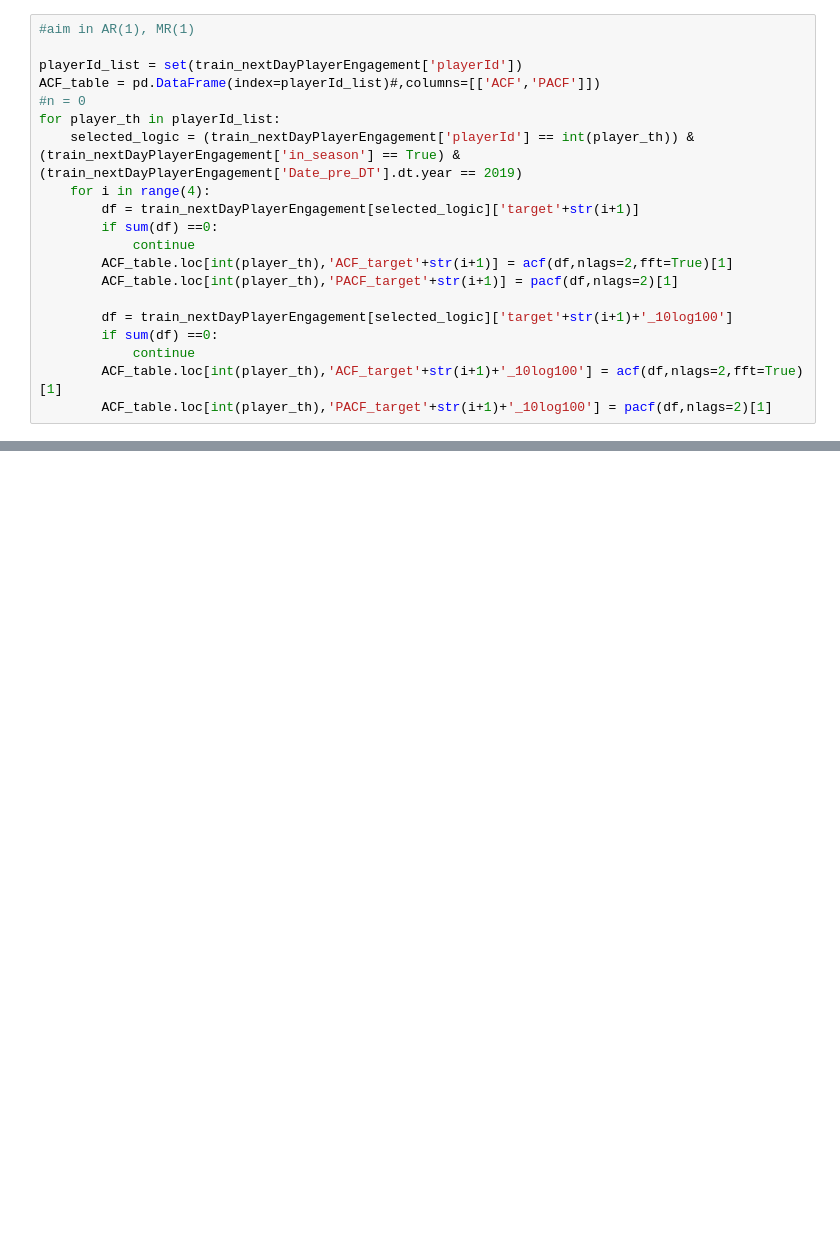
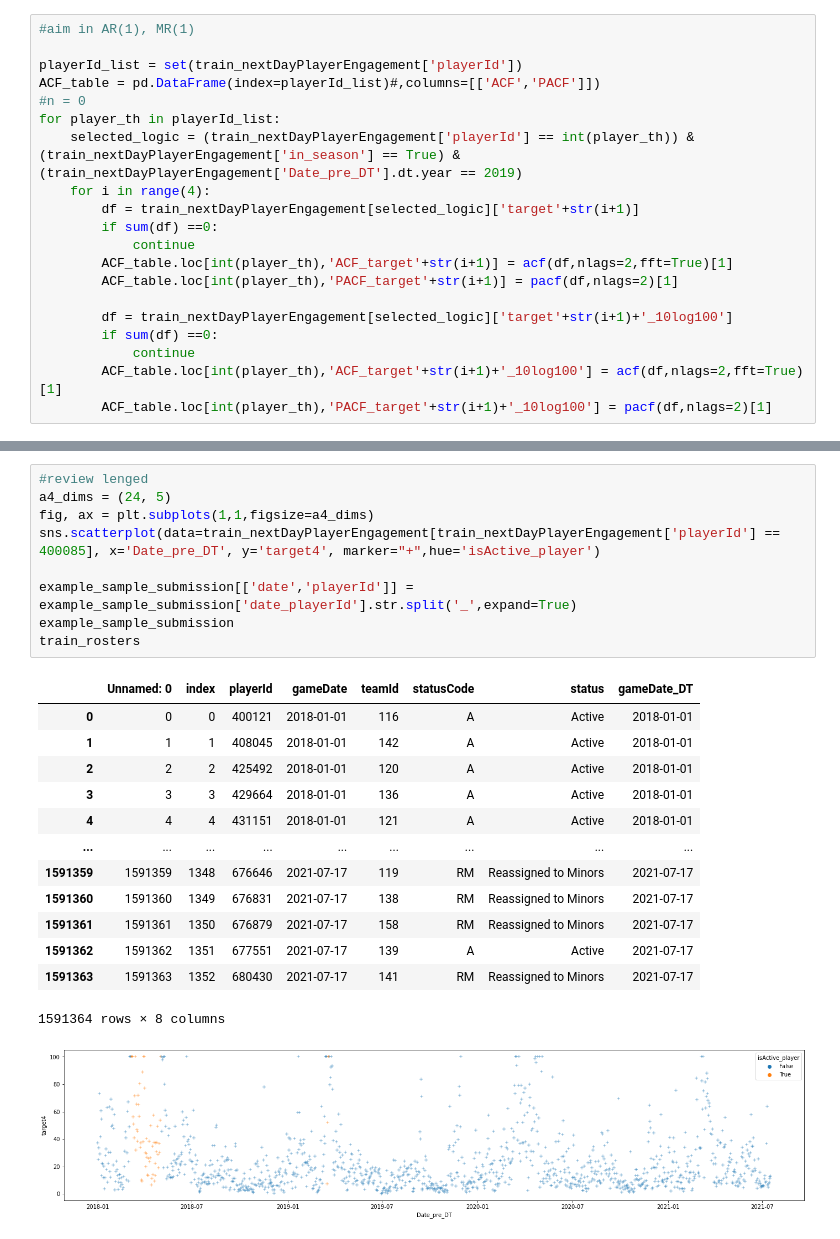
Before and after one commit to philiplamscript/MLB-DE-predict, a Jupyter notebook: mlb-explorer.ipynb, the cells around one changed output, grey strips where cells are left out. Drawn from its saved outputs; the diff is of its cells as text; blank space fills up the shorter version.

```diff
--- a/mlb-explorer.ipynb
+++ b/mlb-explorer.ipynb
@@ -554,0 +692,24 @@ ax[1].bar(range(PACF_Trend.size),PACF_Trend,color = 'green')
+# %%
+#review lenged
+a4_dims = (24, 5)
+fig, ax = plt.subplots(1,1,figsize=a4_dims)
+sns.scatterplot(data=train_nextDayPlayerEngagement[train_nextDayPlayerEngagement['playerId'] == 400085], x='Date_pre_DT', y='target4', marker="+",hue='isActive_player')
+
+example_sample_submission[['date','playerId']] = example_sample_submission['date_playerId'].str.split('_',expand=True)
+example_sample_submission
+train_rosters
+# %% [output]
+|  | Unnamed: 0 | index | playerId | gameDate | teamId | statusCode | status | gameDate_DT |
+| 0 | 0 | 0 | 400121 | 2018-01-01 | 116 | A | Active | 2018-01-01 |
+| 1 | 1 | 1 | 408045 | 2018-01-01 | 142 | A | Active | 2018-01-01 |
+| 2 | 2 | 2 | 425492 | 2018-01-01 | 120 | A | Active | 2018-01-01 |
+| 3 | 3 | 3 | 429664 | 2018-01-01 | 136 | A | Active | 2018-01-01 |
+| 4 | 4 | 4 | 431151 | 2018-01-01 | 121 | A | Active | 2018-01-01 |
+| ... | ... | ... | ... | ... | ... | ... | ... | ... |
+| 1591359 | 1591359 | 1348 | 676646 | 2021-07-17 | 119 | RM | Reassigned to Minors | 2021-07-17 |
+| 1591360 | 1591360 | 1349 | 676831 | 2021-07-17 | 138 | RM | Reassigned to Minors | 2021-07-17 |
+| 1591361 | 1591361 | 1350 | 676879 | 2021-07-17 | 158 | RM | Reassigned to Minors | 2021-07-17 |
+| 1591362 | 1591362 | 1351 | 677551 | 2021-07-17 | 139 | A | Active | 2021-07-17 |
+| 1591363 | 1591363 | 1352 | 680430 | 2021-07-17 | 141 | RM | Reassigned to Minors | 2021-07-17 |
+1591364 rows × 8 columns
+[figure, added]
```
Also changed, not shown: parts of 37 cells of this notebook, 2 other files.
